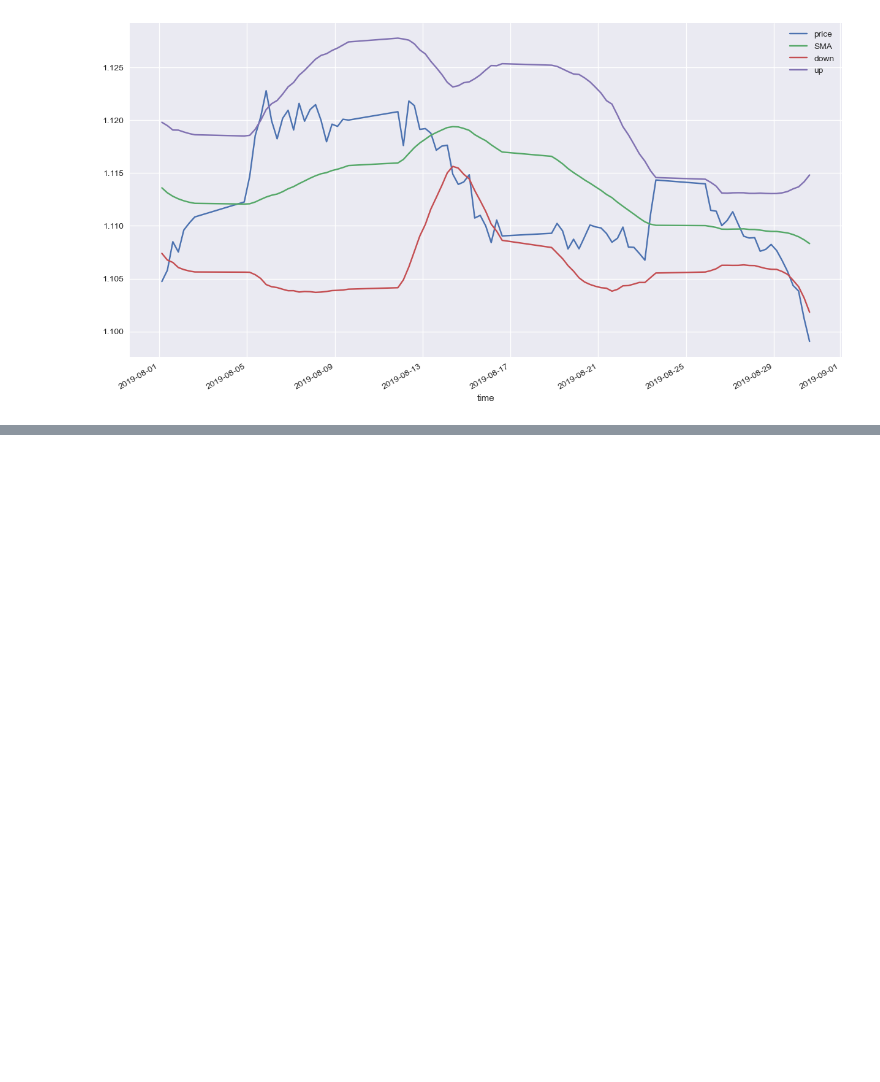
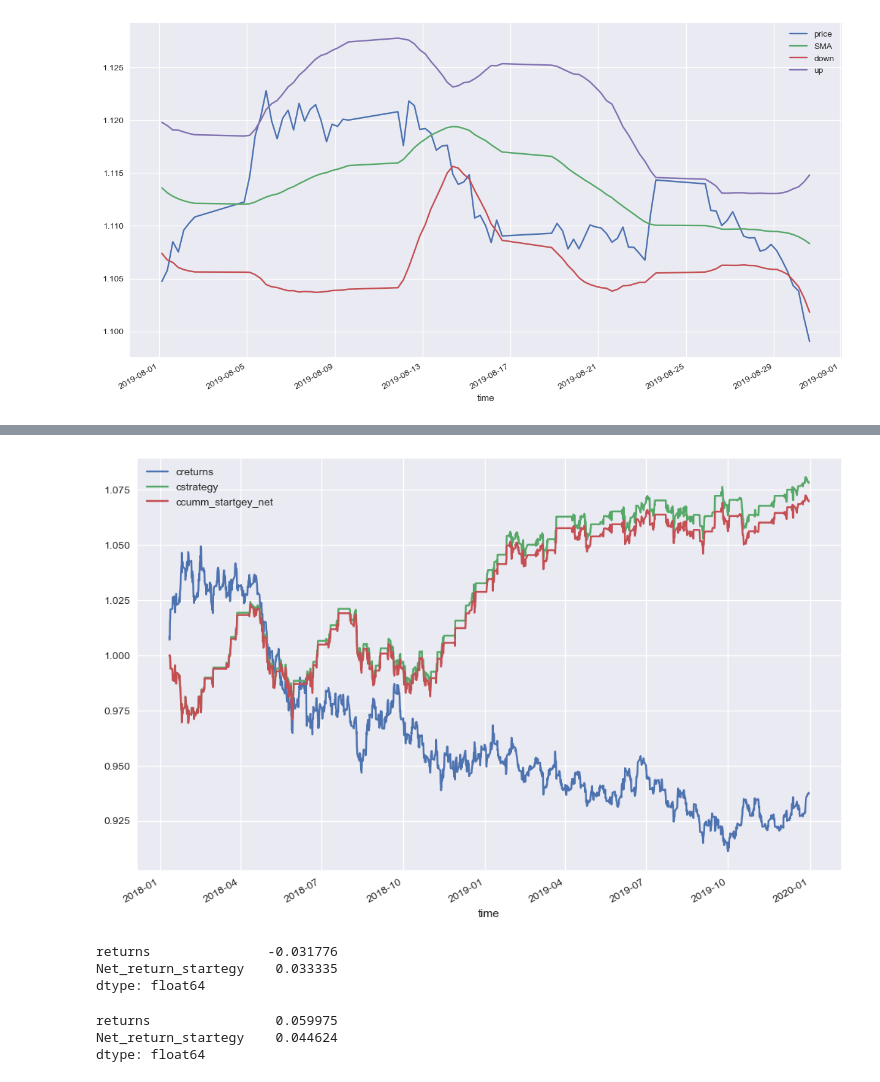
Before and after one commit to ravichandrapyda/automated-trading-systems, a Jupyter notebook: Bollinger band startegy.ipynb, the cells around one changed output, grey strips where cells are left out. Drawn from its saved outputs; the diff is of its cells as text; code cells hidden in the pictures; blank space fills up the shorter version.

```diff
--- a/Bollinger band startegy.ipynb
+++ b/Bollinger band startegy.ipynb
@@ -94,0 +224,4 @@ data.drop(columns="returns").loc["2019-08"].plot(figsize=(15,8))
+# %%
+ptc = 0.00007
+# %%
+data["trades"] = data.position.diff().fillna(0).abs()
@@ -94,0 +252,4 @@ data.drop(columns="returns").loc["2019-08"].plot(figsize=(15,8))
+# %%
+data["Net_return_startegy"] = data.startegy-data.trades*ptc
+# %%
+data["ccumm_startgey_net"] = data.Net_return_startegy.cumsum().apply(np.exp)
@@ -94,0 +273,17 @@ data.drop(columns="returns").loc["2019-08"].plot(figsize=(15,8))
+# %%
+data[["creturns", "cstrategy", "ccumm_startgey_net"]].plot(figsize = (12 , 8))
+plt.show()
+# %% [output]
+[figure, added]
+# %%
+data[["returns", "Net_return_startegy"]].mean() * (4 * 252) # annualized return
+# %% [output]
+returns               -0.031776
+Net_return_startegy    0.033335
+dtype: float64
+# %%
+data[["returns", "Net_return_startegy"]].std() * np.sqrt(4 * 252) # annualized risk
+# %% [output]
+returns                0.059975
+Net_return_startegy    0.044624
+dtype: float64
```
Also changed, not shown: parts of 22 cells of this notebook.
